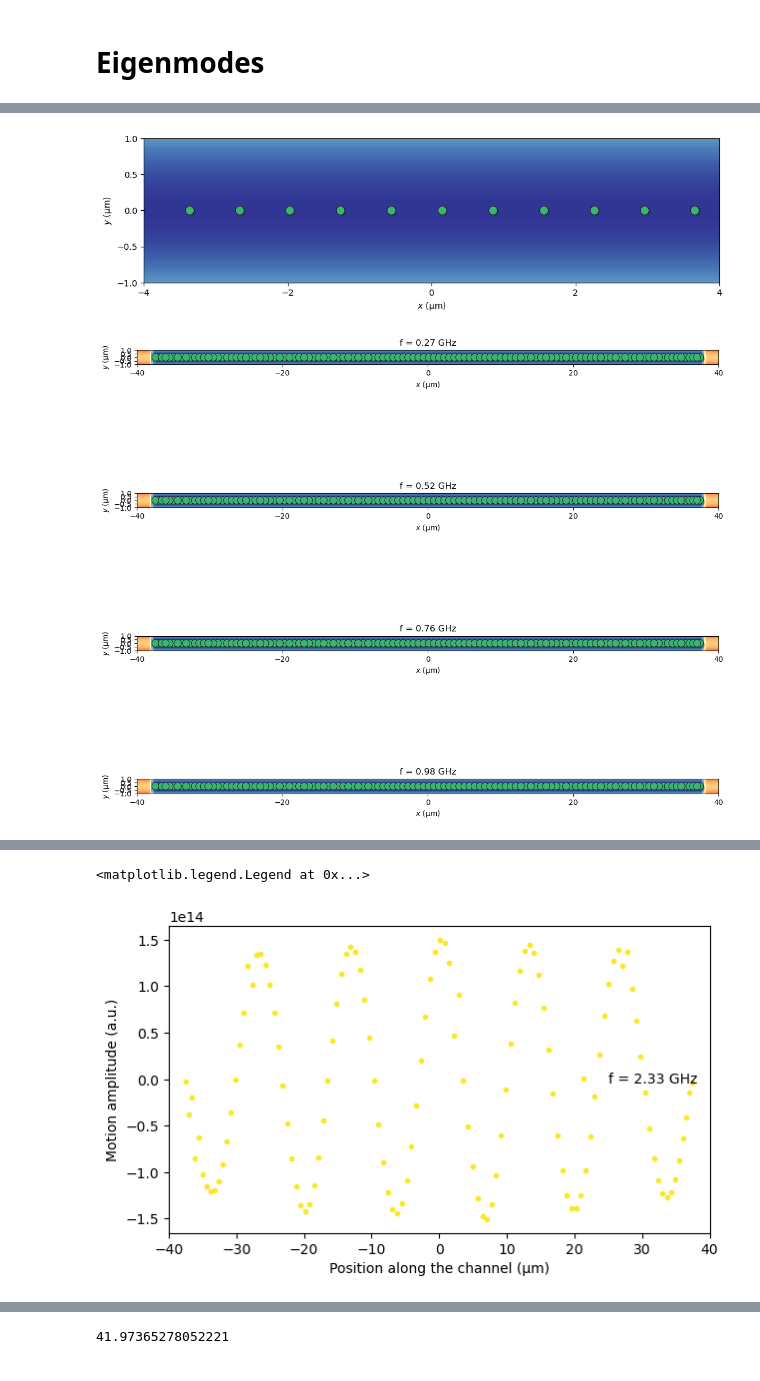
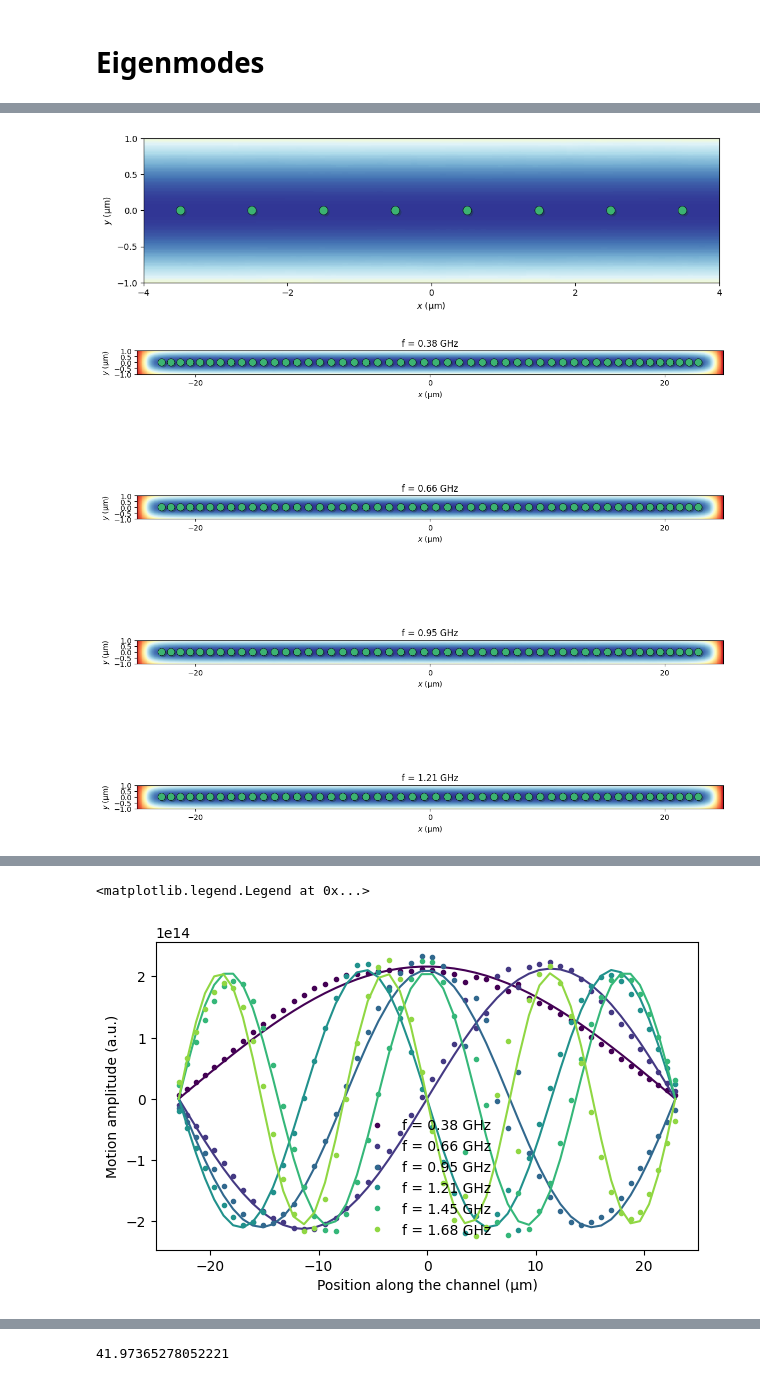
Before and after one commit to gkoolstra/quantum_electron, a Jupyter notebook: examples/04_long_channel.ipynb, the cells around one changed output, grey strips where cells are left out. Drawn from its saved outputs; the diff is of its cells as text; code cells hidden in the pictures.

```diff
--- a/examples/04_long_channel.ipynb
+++ b/examples/04_long_channel.ipynb
@@ -55,0 +13,12 @@ p.plot_potential_energy(dxdy=(channel_length, 8))
+# %%
+phi = FieldAnalyzer(("fem_data/long_channel.txt", 'phi', '2Dmap'))
+
+potential_dict = phi.phi
+channel_length = 50
+micron = 1e-6
+# %%
+voltages = {"trench" : 0.1, "gnd" : 0.0}
+
+fig, ax = plt.subplots(1, 1, figsize=(10, 4))
+p = PotentialVisualization(potential_dict, voltages)
+p.plot_potential_energy(ax=ax, dxdy=(55, 4))
@@ -100,5 +98,5 @@ Trap curvature for electrons is 29.850102621705076 GHz
 # %%
-n_electrons = 300
+n_electrons = 50
 n_plots = 5
 
 fig, ax = plt.subplots(1, 1, figsize=(12, 4))
@@ -108,7 +106,7 @@ fm.remove_unbound_electrons = True
 
 # Create a rectangular initial condition
 n_rows = 1
-init_x = np.tile(np.linspace(-channel_length+1.5, channel_length-1.5, n_electrons // n_rows), n_rows) * micron
+init_x = np.tile(np.linspace(-channel_length/2+1.5, channel_length/2-1.5, n_electrons // n_rows), n_rows) * micron
 init_y = np.repeat(np.linspace(-.8, 8, n_rows), n_electrons // n_rows) * micron
 initial_condition = xy2r(init_x, init_y)
 
@@ -116,7 +114,7 @@ initial_condition = xy2r(init_x, init_y)
 res = fm.get_electron_positions(n_electrons=n_electrons, electron_initial_positions=initial_condition, verbose=False)
 final_x, final_y = r2xy(res['x'])
 
-fm.plot_potential_energy(ax=ax, dxdy=(channel_length, 2), print_voltages=False, plot_contours=False)
+fm.plot_potential_energy(ax=ax, dxdy=(channel_length, 4), print_voltages=False, plot_contours=False)
 fm.plot_electron_positions(res, ax=ax, marker_size=4)
 
 # Feed this into the model
@@ -128,12 +126,12 @@ fig, ax = plt.subplots(1, 1, figsize=(12, 4))
 fm.plot_potential_energy(ax=ax, dxdy=(8, 2), print_voltages=False, plot_contours=False)
 fm.plot_electron_positions(res, ax=ax)
 # %% [output]
-[figure, old version]
+[figure, new version]
 # %%
 n_plots = 4
 
 fig, ax = plt.subplots(n_plots, 1, figsize=(12, 3*n_plots))
-fm.set_rf_interpolator(rf_electrode_labels=['ch'])
+fm.set_rf_interpolator(rf_electrode_labels=['trench'])
 
 for n in range(n_plots):
     fm.plot_potential_energy(ax=ax[n], dxdy=(channel_length, 2), print_voltages=False, plot_contours=False)
@@ -150,22 +148,45 @@ for n in range(n_plots):
 fig.tight_layout()
 anim = fm.animate_eigenvectors(fig, ax, evecs.T, res['x'])
 # %% [output]
-[figure, old version]
+[figure, new version]
 # %%
 fm.show_animation(anim)
 # %% [output]
 [interactive output not drawn]
 # %%
 m = len(final_x)
+max_plots = 6
+max_modes = m - 15
+fitparams = np.zeros((max_modes, 2))
 
 fig = plt.figure(figsize=(7, 4.))
-for mode_idx in range(10, 11):
-    plt.plot(final_x / micron, evecs.T[mode_idx][1:m+1], '.', color=plt.cm.viridis(mode_idx / 6), label=f"f = {efreqs[mode_idx]/1e9:.2f} GHz")
+for mode_idx in range(max_modes):
+    mode_profile = evecs.T[mode_idx][1:m+1]
+
+    def sine_func(x, *p):
+        A, n = p
+        return A * np.sin(np.round(n) * np.pi * (x - chain_length/2) / chain_length)
+
+    order = np.argsort(final_x)
+    xdata = final_x[order]
+    ydata = mode_profile[order]
+
+    popt, pcov = scipy.optimize.curve_fit(sine_func, xdata, ydata, p0=(np.max(ydata), mode_idx+1))
+
+    if mode_idx < max_plots:
+        plt.plot(xdata / micron, ydata, '.', color=plt.cm.viridis(mode_idx / max_plots), label=f"f = {efreqs[mode_idx]/1e9:.2f} GHz")
+        plt.plot(xdata / micron, sine_func(xdata, *popt), '-', color=plt.cm.viridis(mode_idx / max_plots))
+
+    fitparams[mode_idx, :] = popt
+
+plus_minus = np.sign(fitparams[:, 0])
+wave_vectors = plus_minus * fitparams[:, 1] * np.pi / chain_length
+
 plt.xlim(-channel_length/2, channel_length/2)
 plt.xlabel(f"Position along the channel ({chr(956)}m)")
 plt.ylabel("Motion amplitude (a.u.)")
 plt.legend(loc=0, frameon=False)
 # %% [output]
 <matplotlib.legend.Legend at 0x...>
-[figure, old version]
+[figure, new version]
 # %%
```
Also changed, not shown: parts of 21 cells of this notebook, 1 other file.
